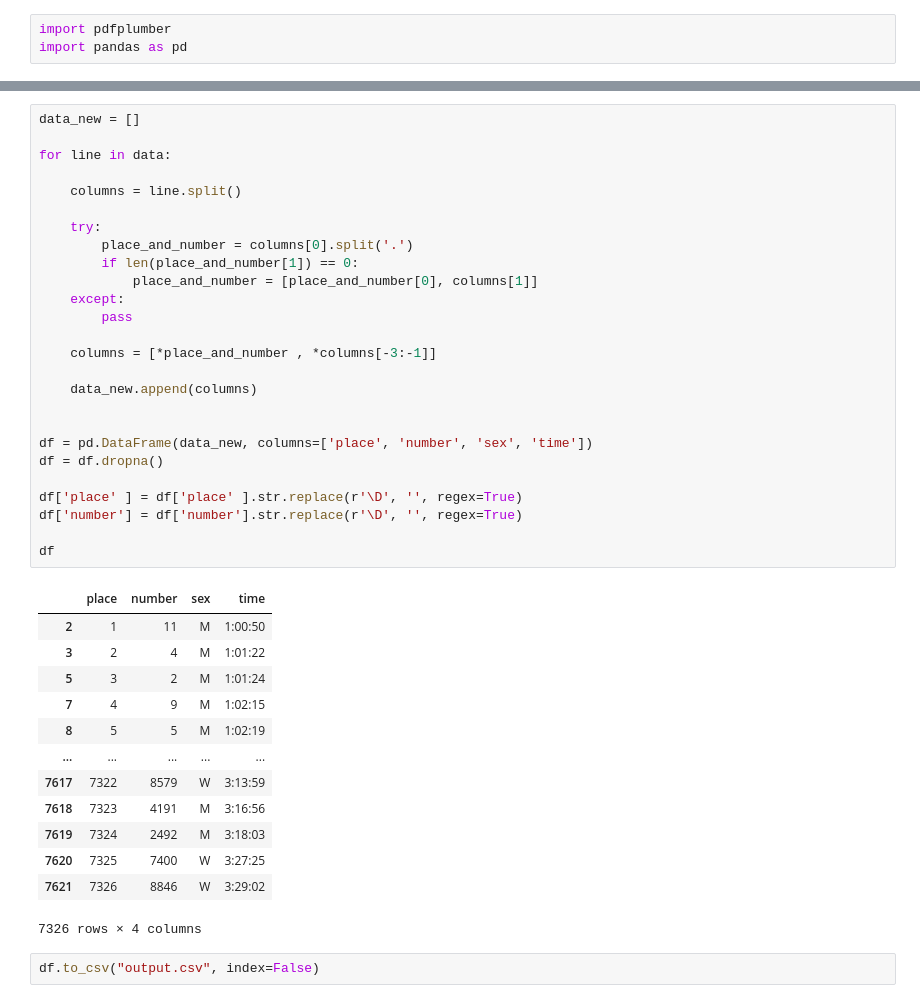
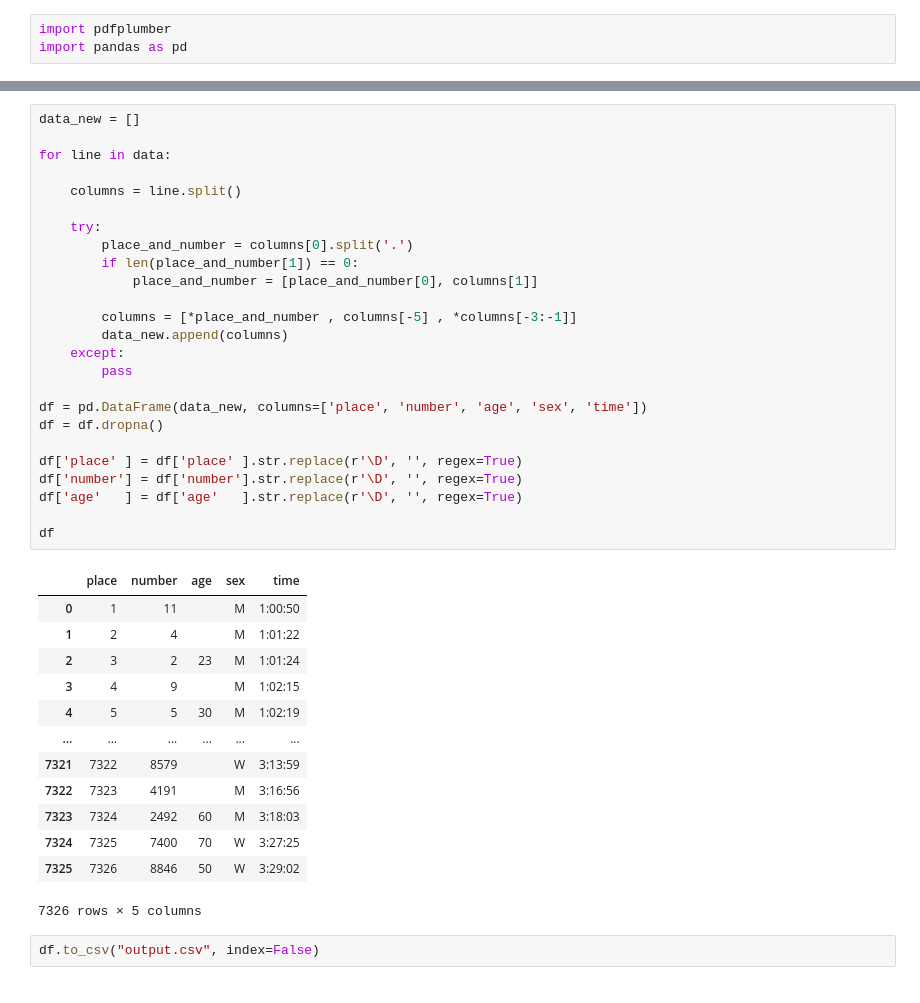
Before and after one commit to gerritnowald/Gutenberg-Halbmarathon-Mainz-2025-analysis, a Jupyter notebook: parse_pdf.ipynb, the cells around one changed output, grey strips where cells are left out. Cells and saved outputs as stored; diff of their text form.

```diff
--- a/parse_pdf.ipynb
+++ b/parse_pdf.ipynb
@@ -29,45 +29,44 @@ CropBox missing from /Page, defaulting to MediaBox
 CropBox missing from /Page, defaulting to MediaBox
 CropBox missing from /Page, defaulting to MediaBox
 CropBox missing from /Page, defaulting to MediaBox
-# %%
-data_new = []
-
-for line in data:
-
-    columns = line.split()
-
-    try:
-        place_and_number = columns[0].split('.')
-        if len(place_and_number[1]) == 0:
-            place_and_number = [place_and_number[0], columns[1]]
-    except:
-        pass
-
-    columns = [*place_and_number , *columns[-3:-1]]
-
-    data_new.append(columns)
-
-
-df = pd.DataFrame(data_new, columns=['place', 'number', 'sex', 'time'])
-df = df.dropna()
-
-df['place' ] = df['place' ].str.replace(r'\D', '', regex=True)
-df['number'] = df['number'].str.replace(r'\D', '', regex=True)
-
-df
-# %% [output]
-|  | place | number | sex | time |
-| 2 | 1 | 11 | M | 1:00:50 |
-| 3 | 2 | 4 | M | 1:01:22 |
-| 5 | 3 | 2 | M | 1:01:24 |
-| 7 | 4 | 9 | M | 1:02:15 |
-| 8 | 5 | 5 | M | 1:02:19 |
-| ... | ... | ... | ... | ... |
-| 7617 | 7322 | 8579 | W | 3:13:59 |
-| 7618 | 7323 | 4191 | M | 3:16:56 |
-| 7619 | 7324 | 2492 | M | 3:18:03 |
-| 7620 | 7325 | 7400 | W | 3:27:25 |
-| 7621 | 7326 | 8846 | W | 3:29:02 |
-7326 rows × 4 columns
+# %%
+data_new = []
+
+for line in data:
+
+    columns = line.split()
+
+    try:
+        place_and_number = columns[0].split('.')
+        if len(place_and_number[1]) == 0:
+            place_and_number = [place_and_number[0], columns[1]]
+
+        columns = [*place_and_number , columns[-5] , *columns[-3:-1]]
+        data_new.append(columns)
+    except:
+        pass
+
+df = pd.DataFrame(data_new, columns=['place', 'number', 'age', 'sex', 'time'])
+df = df.dropna()
+
+df['place' ] = df['place' ].str.replace(r'\D', '', regex=True)
+df['number'] = df['number'].str.replace(r'\D', '', regex=True)
+df['age'   ] = df['age'   ].str.replace(r'\D', '', regex=True)
+
+df
+# %% [output]
+|  | place | number | age | sex | time |
+| 0 | 1 | 11 |  | M | 1:00:50 |
+| 1 | 2 | 4 |  | M | 1:01:22 |
+| 2 | 3 | 2 | 23 | M | 1:01:24 |
+| 3 | 4 | 9 |  | M | 1:02:15 |
+| 4 | 5 | 5 | 30 | M | 1:02:19 |
+| ... | ... | ... | ... | ... | ... |
+| 7321 | 7322 | 8579 |  | W | 3:13:59 |
+| 7322 | 7323 | 4191 |  | M | 3:16:56 |
+| 7323 | 7324 | 2492 | 60 | M | 3:18:03 |
+| 7324 | 7325 | 7400 | 70 | W | 3:27:25 |
+| 7325 | 7326 | 8846 | 50 | W | 3:29:02 |
+7326 rows × 5 columns
 # %%
 df.to_csv("output.csv", index=False)
```
Also changed, not shown: parts of 1 cell of this notebook, 4 other files.
